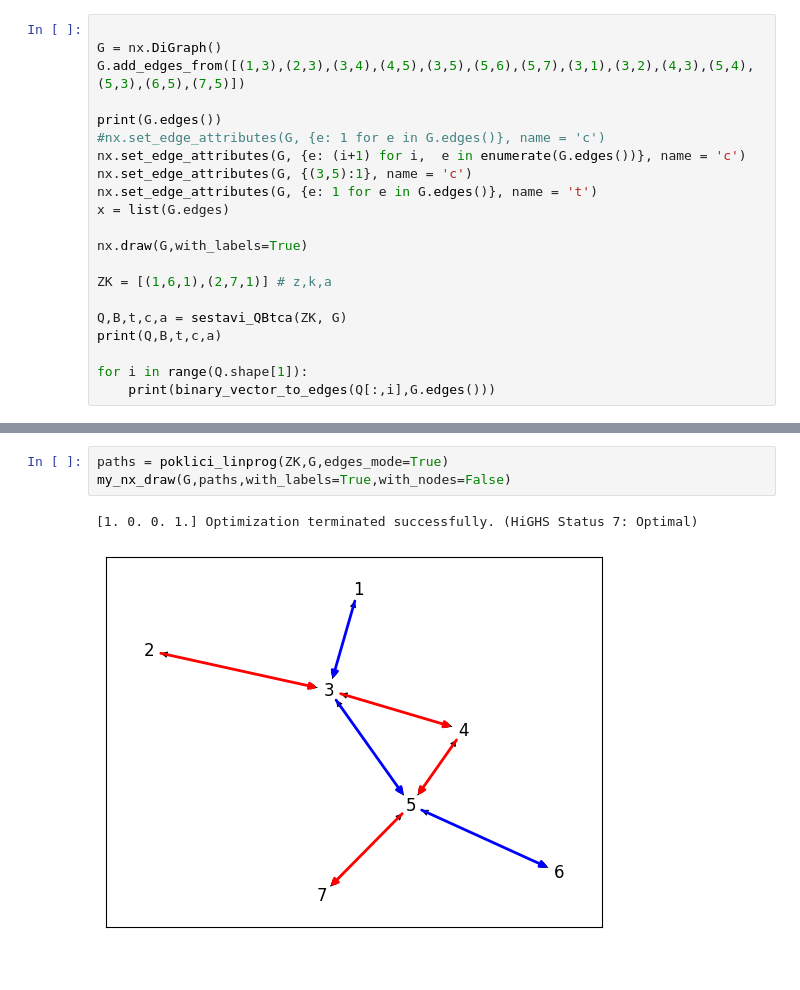
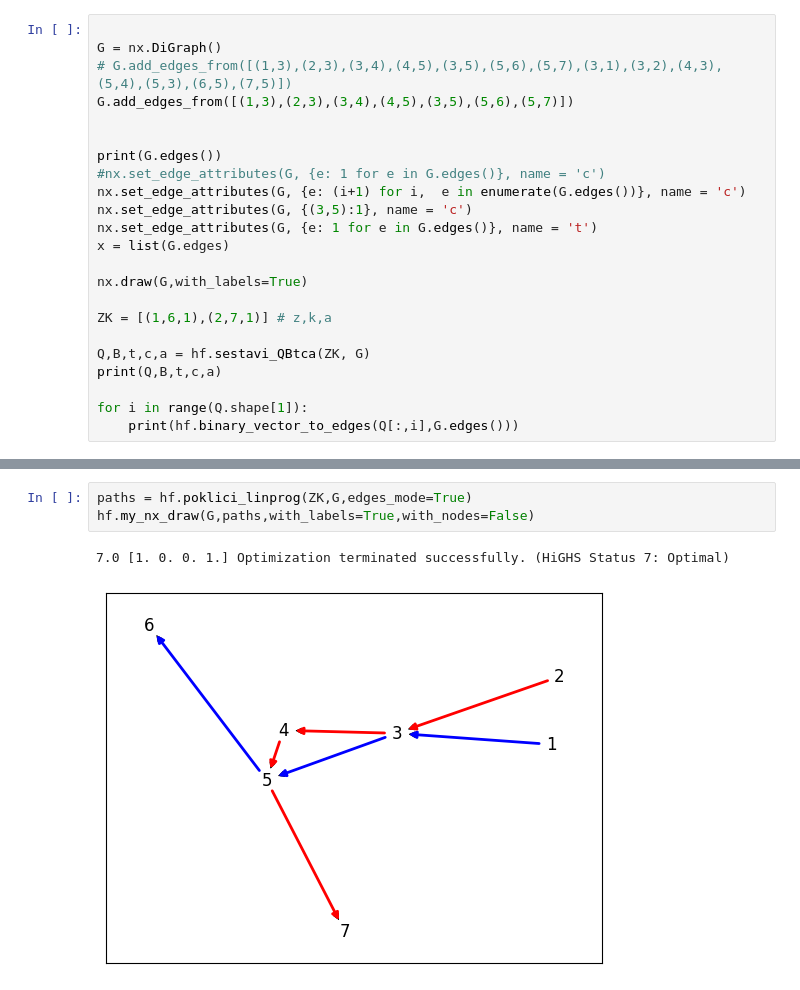
Before and after one commit to elgroselj/distributing_traffic, a Jupyter notebook: simple_primer.ipynb, the cells around one changed output, grey strips where cells are left out. Drawn from its saved outputs; the diff is of its cells as text.

```diff
--- a/simple_primer.ipynb
+++ b/simple_primer.ipynb
@@ -6,7 +11,9 @@ COLORS="brgymcbrgymc"
 # %%
 
 G = nx.DiGraph()
-G.add_edges_from([(1,3),(2,3),(3,4),(4,5),(3,5),(5,6),(5,7),(3,1),(3,2),(4,3),(5,4),(5,3),(6,5),(7,5)])
+# G.add_edges_from([(1,3),(2,3),(3,4),(4,5),(3,5),(5,6),(5,7),(3,1),(3,2),(4,3),(5,4),(5,3),(6,5),(7,5)])
+G.add_edges_from([(1,3),(2,3),(3,4),(4,5),(3,5),(5,6),(5,7)])
+
 
 print(G.edges())
 #nx.set_edge_attributes(G, {e: 1 for e in G.edges()}, name = 'c')
@@ -19,9 +26,9 @@ nx.draw(G,with_labels=True)
 
 ZK = [(1,6,1),(2,7,1)] # z,k,a
 
-Q,B,t,c,a = sestavi_QBtca(ZK, G)
+Q,B,t,c,a = hf.sestavi_QBtca(ZK, G)
 print(Q,B,t,c,a)
 
 for i in range(Q.shape[1]):
-    print(binary_vector_to_edges(Q[:,i],G.edges()))
+    print(hf.binary_vector_to_edges(Q[:,i],G.edges()))
 # %% [output]
@@ -59,6 +59,6 @@ paths = poklici_linprog(ZK,G)
 # %%
-paths = poklici_linprog(ZK,G,edges_mode=True)
-my_nx_draw(G,paths,with_labels=True,with_nodes=False)
+paths = hf.poklici_linprog(ZK,G,edges_mode=True)
+hf.my_nx_draw(G,paths,with_labels=True,with_nodes=False)
 # %% [output]
-[1. 0. 0. 1.] Optimization terminated successfully. (HiGHS Status 7: Optimal)
+7.0 [1. 0. 0. 1.] Optimization terminated successfully. (HiGHS Status 7: Optimal)
-[figure, old version]
+[figure, new version]
```
Also changed, not shown: parts of 8 cells of this notebook, 6 other files.
